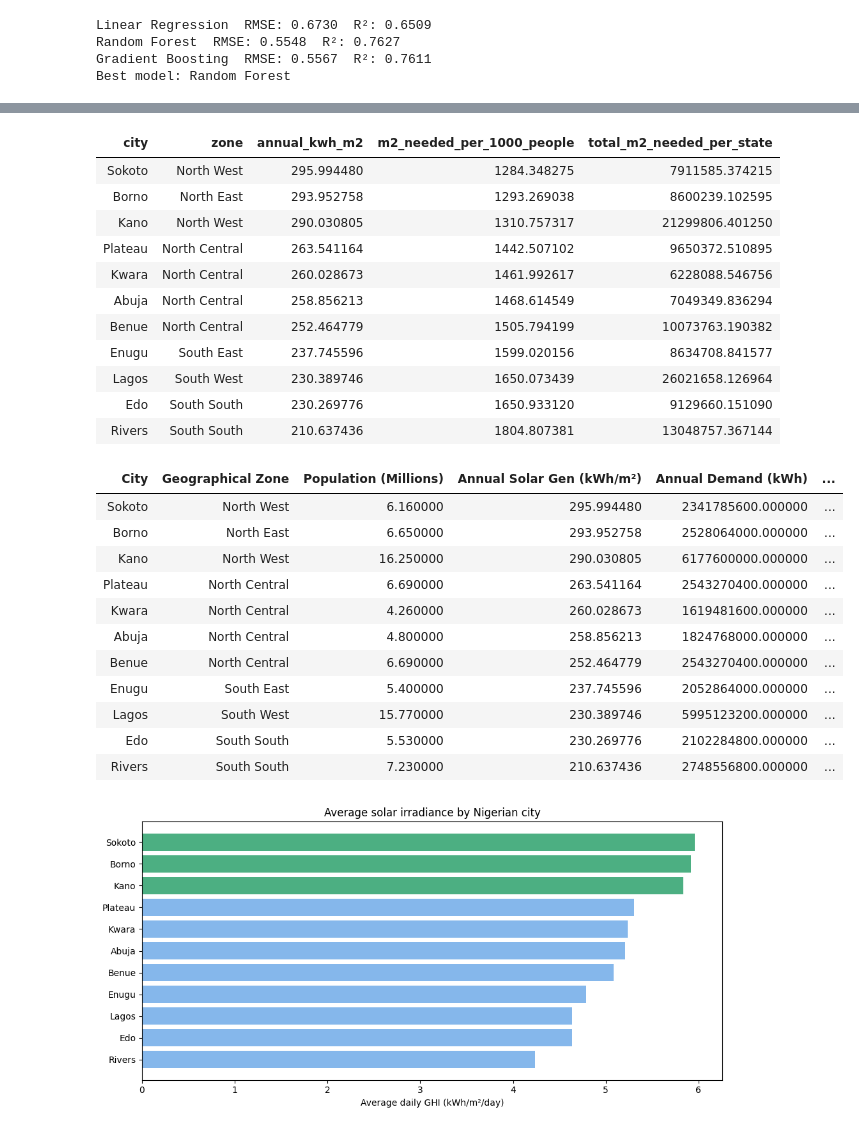
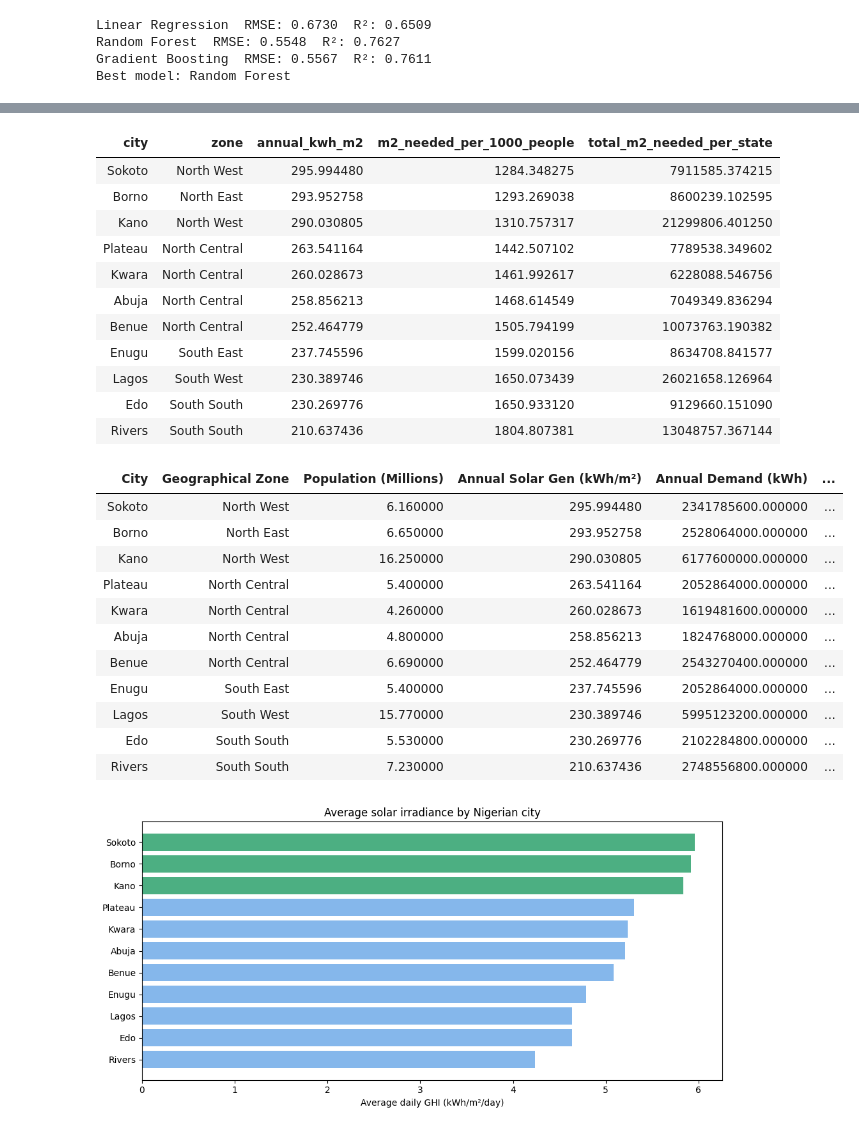
Before and after one commit to Lois-coder1/Renewables, a Jupyter notebook: Copy_of_predicting_solar_generation_potential.ipynb, the cells around one changed output, grey strips where cells are left out. Drawn from its saved outputs; the diff is of its cells as text; code cells hidden in the pictures.

```diff
--- a/Copy_of_predicting_solar_generation_potential.ipynb
+++ b/Copy_of_predicting_solar_generation_potential.ipynb
@@ -1,7 +1,6 @@
 # %% [markdown]
 <a href="https://colab.research.google.com/github/Lois-coder1/Renewables/blob/main/Copy_of_predicting_solar_generation_potential.ipynb" target="_parent"><img src="https://colab.research.google.com/assets/colab-badge.svg" alt="Open In Colab"/></a>
 # %%
-
 import requests
 import pandas as pd
 import numpy as np
@@ -19,7 +18,8 @@ from sklearn.preprocessing import LabelEncoder
 
 
 #all states used in model
-# population in millions
+#population in millions (Wikipedia)
+#uses the central latitudes and longitudes of each state
 states = {
     'Lagos':         {'lat': 6.4561, 'lon': 3.3936,  'zone': 'South West', 'population': 15.77},
     'Rivers': {'lat': 4.8396, 'lon': 6.9112,  'zone': 'South South', 'population':  7.23},
@@ -34,6 +34,16 @@ states = {
     'Borno':     {'lat': 11.8311, 'lon': 13.1510, 'zone': 'North East', 'population':  6.65},
 }
 
+#data retrieval url. Source: NASA POWER API
+#Daily data, from 2015-2024.
+#parameters:
+# Global Horizontal Irradiance (GHI): Target
+# CLRSKY_SFC_SW_DWN - Clear Sky Surface Shortwave Downward Irradiance
+# T2M - Temperature
+# RH2M - Relative Humidity
+# PRECTOTCORR - Precipitation
+# CLOUD_AMT - Cloud Amount
+#the next 18 lines show the process of retrieving data
 url = "https://power.larc.nasa.gov/api/temporal/daily/point"
 def citydata(city_name, lat, lon):
   params = {
@@ -55,6 +65,7 @@ def citydata(city_name, lat, lon):
   df["city"] = city_name
   return df.reset_index()
 
+#concatenating each city's data into one dataframe (all_dfs)
 all_dfs = []
 for name, info in states.items():
   df = citydata(name, info["lat"], info["lon"])
@@ -68,6 +79,7 @@ print(f"Total rows = {len(final_df)}")
 print(f"Total columns = {len(final_df.columns)}")
 print(final_df.head(10))
 
+#renamed all_dfs as dataset
 dataset = final_df.copy()
 dataset = dataset.dropna().rename(columns= {
     'ALLSKY_SFC_SW_DWN': 'GHI',
@@ -80,10 +92,15 @@ dataset = dataset.dropna().rename(columns= {
 
 dataset.duplicated().sum()
 
-#data cleaning
+#data cleaning, used -999 to check for missing data
 dataset.replace(-999, np.nan, inplace=True)
 print(dataset[['GHI', 'clear_sky_GHI', 'temp_c', 'humidity_percent', 'precipitation_mm', 'cloud_percent']].isnull().sum())
+#data showed no missing values. possibly was already cleaned on nasa power api
 
+
+#introducing month and day of year to the data. This allows me to inform the model about rainy and dry seasons.
+# In Nigeria, rainy seasons have much less sunlight than dry seasons / harmattan.
+# The seasons also occur at different times depending on the location (eg. longer rainy seasons in South, hotter/longer dry seasons in North)
 dataset['month'] = dataset['date'].dt.month
 dataset['dayofyear'] = dataset['date'].dt.dayofyear
 def seasons(row):
@@ -96,36 +113,37 @@ def seasons(row):
 
 dataset['season'] = dataset.apply(seasons, axis = 1)
 
-# temperature penalty is already included in performance ratio of solar panels in Nigeria
-
 train_dataset, test_dataset = train_test_split(dataset, test_size=0.2, random_state=67)
 
 le_season = LabelEncoder()
 
-# Fit label encoders on the full dataset to avoid label issues
+# Fit label encoders on the full dataset to avoid bias through labelling. Used ordinary encoding.
+# Since using a date split, I only encoded seasons.
 dataset["seasonenc"] = le_season.fit_transform(dataset["season"])
 
 train_dataset = train_dataset.copy()
 test_dataset = test_dataset.copy()
 
+#80/20 date split
 train_dataset = dataset[dataset['date'] < '2023-01-01'].copy()
 test_dataset  = dataset[dataset['date'] >= '2023-01-01'].copy()
 
-
+#model features
 FEATURES = [
     'month', 'dayofyear', 'temp_c', 'humidity_percent', 'precipitation_mm', 'cloud_percent',
     'clear_sky_GHI', 'lat', 'lon', 'seasonenc'
 ]
 
+#heatmap to show correlation between features
 corr_cols = ['GHI', 'clear_sky_GHI', 'temp_c', 'humidity_percent',
              'precipitation_mm', 'cloud_percent', 'dayofyear']
-
 matrix = dataset[corr_cols].corr()
 plt.figure(figsize = (10,10))
 sns.heatmap(matrix, annot = True, cmap = 'coolwarm')
 plt.title("Correlation between Features")
 plt.show()
 
+#naming target variable
 TARGET = 'GHI'
 
 # Separate feature matrix and target vectors directly from separate splits
@@ -135,12 +153,14 @@ y_train = train_dataset[TARGET]
 x_test = test_dataset[FEATURES]
 y_test = test_dataset[TARGET]
 
+#my 3 test models
 models = {
     "Linear Regression":     LinearRegression(),
     "Random Forest":         RandomForestRegressor(n_estimators=100, random_state=67, n_jobs=-1),
     "Gradient Boosting":     GradientBoostingRegressor(n_estimators=100, random_state=67),
 }
 
+#running each model on the data, and displaying the results in r2 and RMSE
 results = {}
 for name, model in models.items():
     model.fit(x_train, y_train)
@@ -150,15 +170,15 @@ for name, model in models.items():
     results[name] = {"model": model, "rmse": rmse, "r2": r2, "predicted": predicted}
     print(f"{name}  RMSE: {rmse:.4f}  R²: {r2:.4f}")
 
-
+#best model based on results
 best_model_name = max(results, key=lambda k: results[k]["r2"])
 best_model = results[best_model_name]["model"]
 print(f"Best model: {best_model_name}")
 
-
+#preds are the predicted values from the model
 preds = results[best_model_name]["predicted"]
 
-#visualisation 1
+#visualisation 1 - correlation between actual (data) GHI and predicted GHI
 plt.figure(figsize=(7,7))
 plt.scatter(y_test, preds, alpha=0.3, s=5)
 plt.plot([y_test.min(), y_test.max()],
@@ -170,16 +190,19 @@ plt.tight_layout()
 plt.show()
 
 
-#r2 cross-validation
+#r2 cross-validation to confirm model results
 from sklearn.model_selection import cross_val_score, TimeSeriesSplit
 cv_scores = cross_val_score(best_model, x_train, y_train,
                             cv=TimeSeriesSplit(n_splits=5), scoring='r2')
 print(f"CV R²: {cv_scores.round(3)}  mean: {cv_scores.mean():.3f}")
 
-
+#PART 2
+#estimating generation and consumption based on GHI
+# temperature penalty is already included in performance ratio of solar panels in Nigeria. Thus it was not added separately to calculations.
 performance_ratio = 0.8
 panel_efficiency = 0.17
 
+#using predicted data to estimate generated power per state
 dataset['predicted_irradiance'] = best_model.predict(dataset[FEATURES])
 dataset["daily_gen_kwh_m2"] = dataset["predicted_irradiance"] * panel_efficiency * performance_ratio
 
@@ -192,33 +215,31 @@ total_10_yrs = dataset.groupby("city").agg(
     pop_millions  = ("population", "first")
 ).reset_index()
 
-# Create annual_solar DataFrame and divide the 10-year totals by 10 to get annual values
+# Create annual_solar dataframe and divide the 10-year totals by 10 to get annual values
 annual_solar = total_10_yrs.copy()
 annual_solar["annual_kwh_m2"] = annual_solar["annual_kwh_m2"] / 10
 
 avg_kwh_required_per_person_annually = 380.16
-
-#this figure is the Sub-Saharan average consumption
+#this figure is the Sub-Saharan average consumption (World Bank)
 #Nigeria residents quote a 164kWh/annum figure, which is due to the massive power outages and restrictions
 #the Sub-Saharan figure is also well below the worldwide average
 
-
+#calculating the demand for each state according to its population
 annual_solar["demand_kwh_year"] = annual_solar["pop_millions"] * 1_000_000 * avg_kwh_required_per_person_annually
 
-# Neatly print the annual energy demand for each city
+# printing the annual energy demand for each city
 print(annual_solar[["city", "pop_millions", "demand_kwh_year"]].sort_values("demand_kwh_year", ascending=False).to_string(index=False))
 
+
+#calculating demand per 1000 people (reference)
 demand_per_1000_people = 1000 * avg_kwh_required_per_person_annually # 380,160 kWh/year
+
 
 annual_solar["m2_needed_per_1000_people"] = demand_per_1000_people / annual_solar["annual_kwh_m2"]
 
 # Calculate Total Solar Panel Area Needed (m²) for the total population of each city
 # Population in millions * 1,000,000 gives total population
 # Since m2_needed_per_1000_people is for 1000 people, we multiply by (population_total / 1000)
-
-annual_solar["total_m2_needed"] = annual_solar["m2_needed_per_1000_people"] * (annual_solar["pop_millions"] * 1000000 / 1000)
-annual_solar["total_km2_needed"] = annual_solar["total_m2_needed"] / 1000000
-
 
 annual_solar["total_m2_needed_per_state"] = annual_solar["m2_needed_per_1000_people"]*(annual_solar["pop_millions"]*1000)
 
@@ -240,7 +261,7 @@ summary_df.columns = [
 display(summary_df.sort_values("Annual Solar Gen (kWh/m²)", ascending=False).style.hide(axis="index"))
 
 
-#per city solar irradiance
+#This chart shows the solar generation potential of each state in descending order.
 fig, ax = plt.subplots(figsize=(10, 5))
 sorted_df = annual_solar.sort_values("avg_GHI", ascending=True)
 colors = ["#4CAF82" if z in ["North East","North West"] else "#85B7EB"
@@ -254,7 +275,7 @@ plt.show()
 
 
 
-#annual kWh potential
+#annual kWh potential for each city
 fig, ax = plt.subplots(figsize=(10, 5))
 sorted_df2 = annual_solar.sort_values("annual_kwh_m2", ascending=True)
 ax.barh(sorted_df2["city"], sorted_df2["annual_kwh_m2"], color="#4CAF82")
@@ -266,7 +287,7 @@ plt.show()
 
 
 
-#monthly view of solar irradiance
+#this line chart is a monthly view of each city's predicted GHI.
 monthly = dataset.groupby(["zone","month"])["predicted_irradiance"].mean().reset_index()
 fig, ax = plt.subplots(figsize=(10, 5))
 for zone in monthly["zone"].unique():
@@ -317,23 +338,23 @@ Plateau          6.69     2543270400.0
   Enugu          5.40     2052864000.0
   Abuja          4.80     1824768000.0
   Kwara          4.26     1619481600.0
 | city | zone | annual_kwh_m2 | m2_needed_per_1000_people | total_m2_needed_per_state |
 | Sokoto | North West | 295.994480 | 1284.348275 | 7911585.374215 |
 | Borno | North East | 293.952758 | 1293.269038 | 8600239.102595 |
 | Kano | North West | 290.030805 | 1310.757317 | 21299806.401250 |
-| Plateau | North Central | 263.541164 | 1442.507102 | 9650372.510895 |
+| Plateau | North Central | 263.541164 | 1442.507102 | 7789538.349602 |
 | Kwara | North Central | 260.028673 | 1461.992617 | 6228088.546756 |
 | Abuja | North Central | 258.856213 | 1468.614549 | 7049349.836294 |
 | Benue | North Central | 252.464779 | 1505.794199 | 10073763.190382 |
 | Enugu | South East | 237.745596 | 1599.020156 | 8634708.841577 |
 | Lagos | South West | 230.389746 | 1650.073439 | 26021658.126964 |
 | Edo | South South | 230.269776 | 1650.933120 | 9129660.151090 |
 | Rivers | South South | 210.637436 | 1804.807381 | 13048757.367144 |
 | City | Geographical Zone | Population (Millions) | Annual Solar Gen (kWh/m²) | Annual Demand (kWh) | ... |
 | Sokoto | North West | 6.160000 | 295.994480 | 2341785600.000000 | ... |
 | Borno | North East | 6.650000 | 293.952758 | 2528064000.000000 | ... |
 | Kano | North West | 16.250000 | 290.030805 | 6177600000.000000 | ... |
-| Plateau | North Central | 6.690000 | 263.541164 | 2543270400.000000 | ... |
+| Plateau | North Central | 5.400000 | 263.541164 | 2052864000.000000 | ... |
 | Kwara | North Central | 4.260000 | 260.028673 | 1619481600.000000 | ... |
 | Abuja | North Central | 4.800000 | 258.856213 | 1824768000.000000 | ... |
 | Benue | North Central | 6.690000 | 252.464779 | 2543270400.000000 | ... |
```
Also changed, not shown: parts of 1 cell of this notebook.
